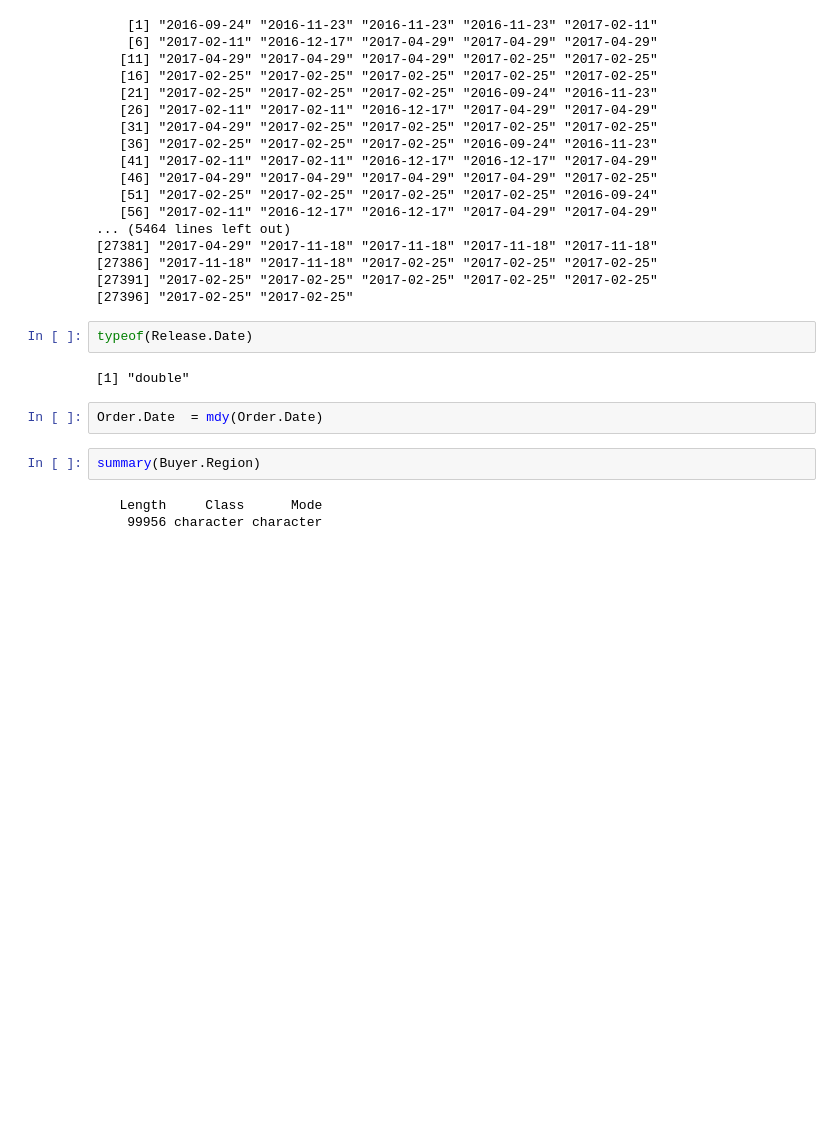
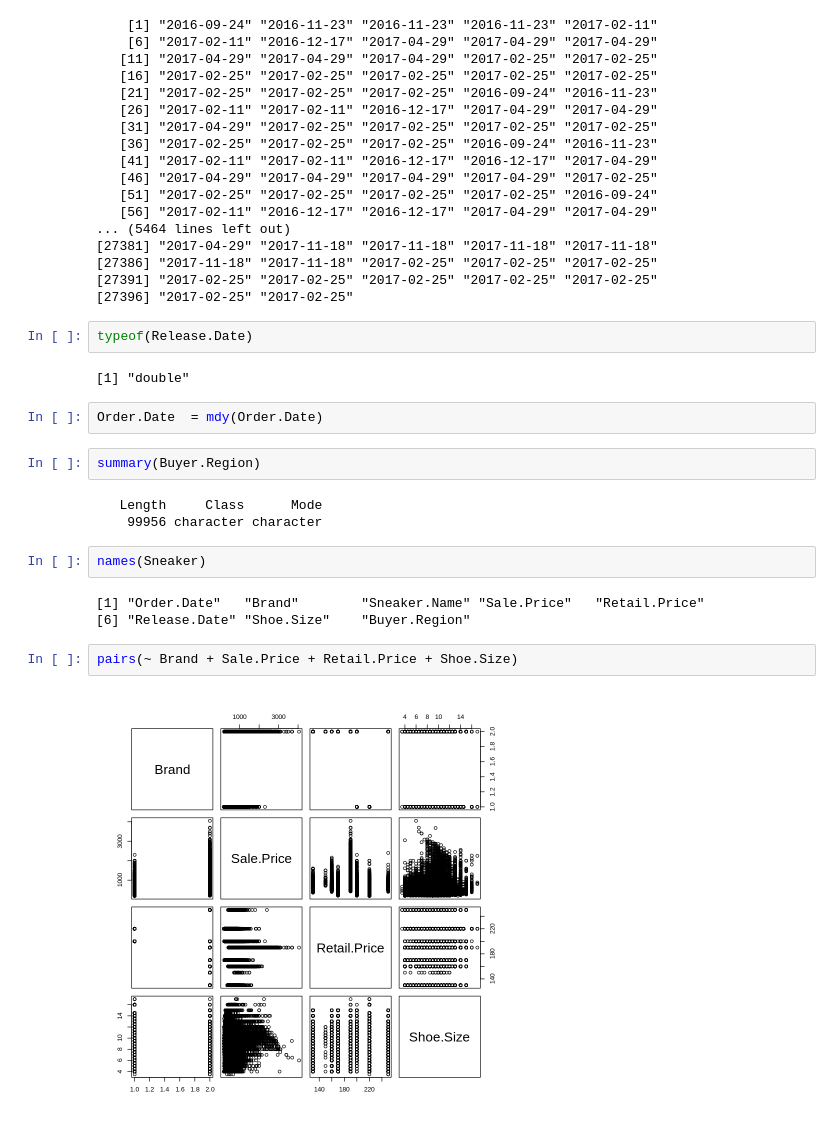
Before and after one commit to rabulhasan/CIS3920-Projects, a Jupyter notebook: sneaker.ipynb, the cells around one changed output. Saved outputs shown, nothing was run; the diff lists cells and outputs as text; blank space fills up the shorter version.

```diff
--- a/sneaker.ipynb
+++ b/sneaker.ipynb
@@ -77,3 +77,12 @@ summary(Buyer.Region)
 # %% [output]
    Length     Class      Mode
     99956 character character
+# %%
+names(Sneaker)
+# %% [output]
+[1] "Order.Date"   "Brand"        "Sneaker.Name" "Sale.Price"   "Retail.Price"
+[6] "Release.Date" "Shoe.Size"    "Buyer.Region"
+# %%
+pairs(~ Brand + Sale.Price + Retail.Price + Shoe.Size)
+# %% [output]
+[figure, added]
```
